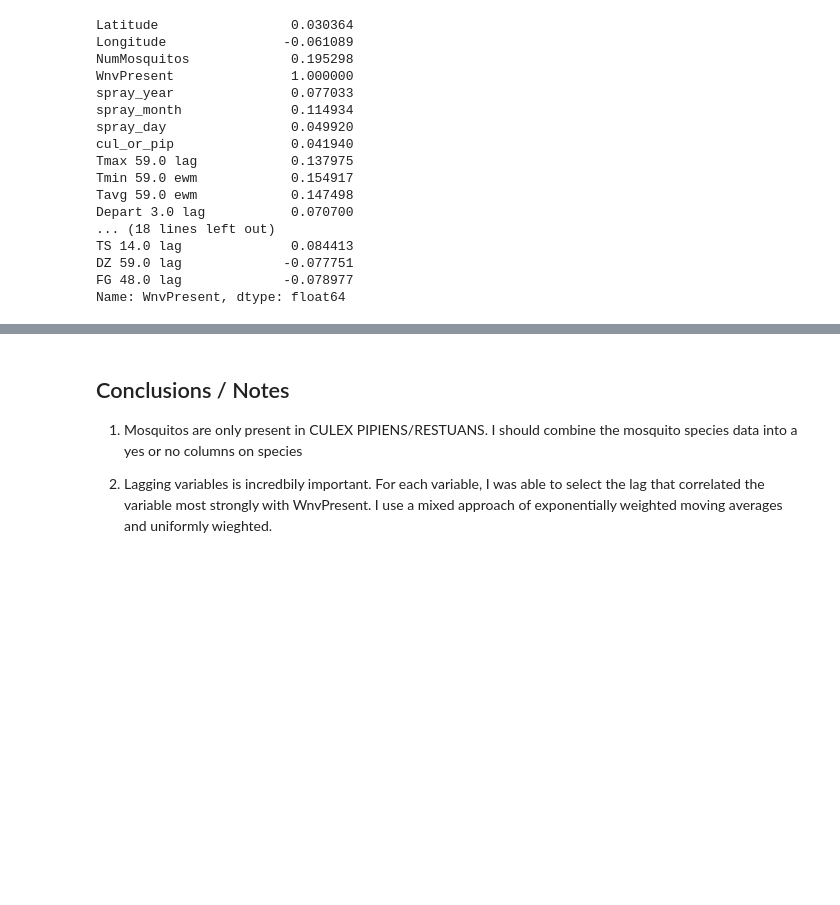
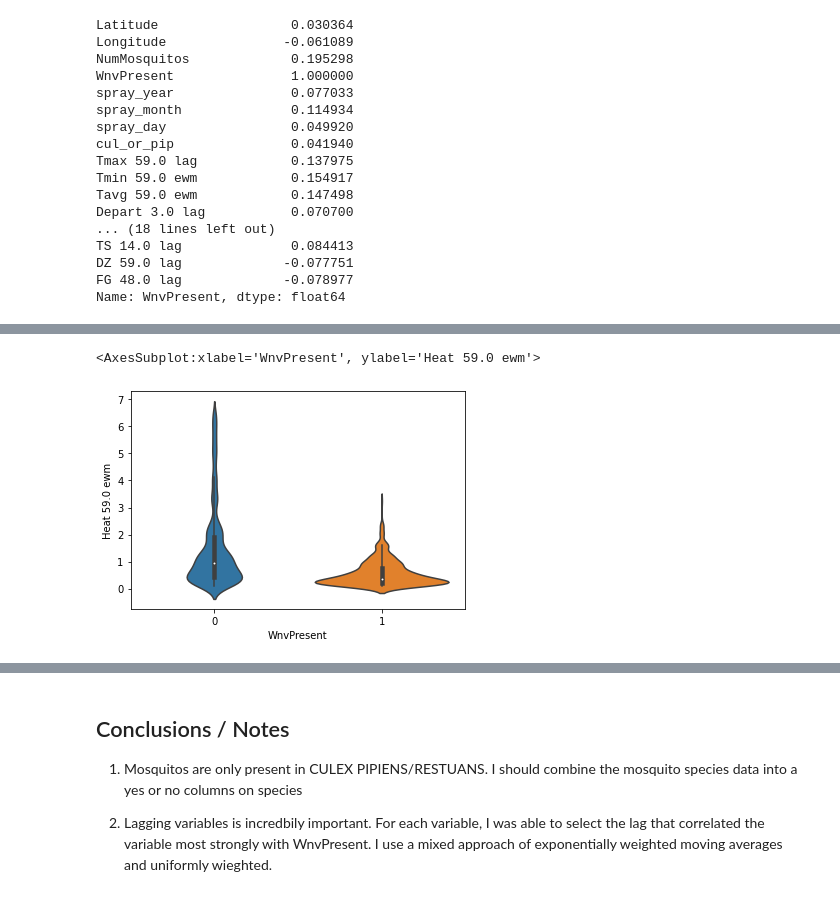
Before and after one commit to jonjacobs24/wnv-prediction, a Jupyter notebook: 01 EDA 2.ipynb, the cells around one changed output, grey strips where cells are left out. Drawn from its saved outputs; the diff is of its cells as text; code cells hidden in the pictures; blank space fills up the shorter version.

```diff
--- a/01 EDA 2.ipynb
+++ b/01 EDA 2.ipynb
@@ -673,0 +679,5 @@ Name: WnvPresent, dtype: float64
+# %%
+sns.violinplot(data=df_best,x='WnvPresent',y='Heat 59.0 ewm')
+# %% [output]
+<AxesSubplot:xlabel='WnvPresent', ylabel='Heat 59.0 ewm'>
+[figure, added]
```
Also changed, not shown: parts of 5 cells of this notebook.
